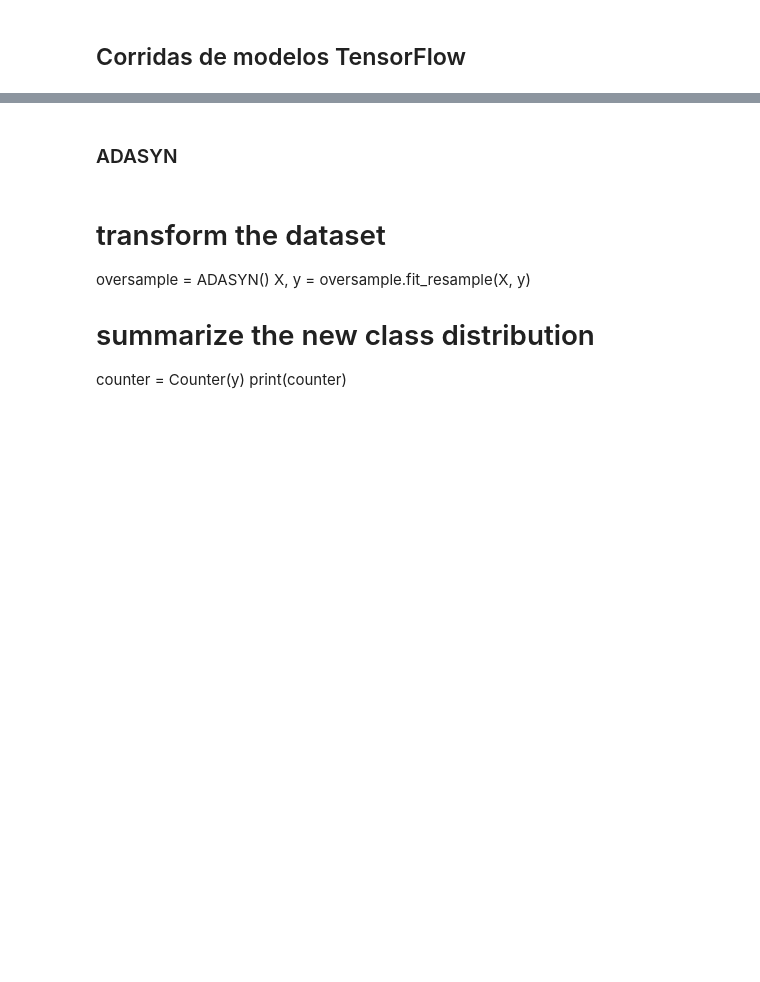
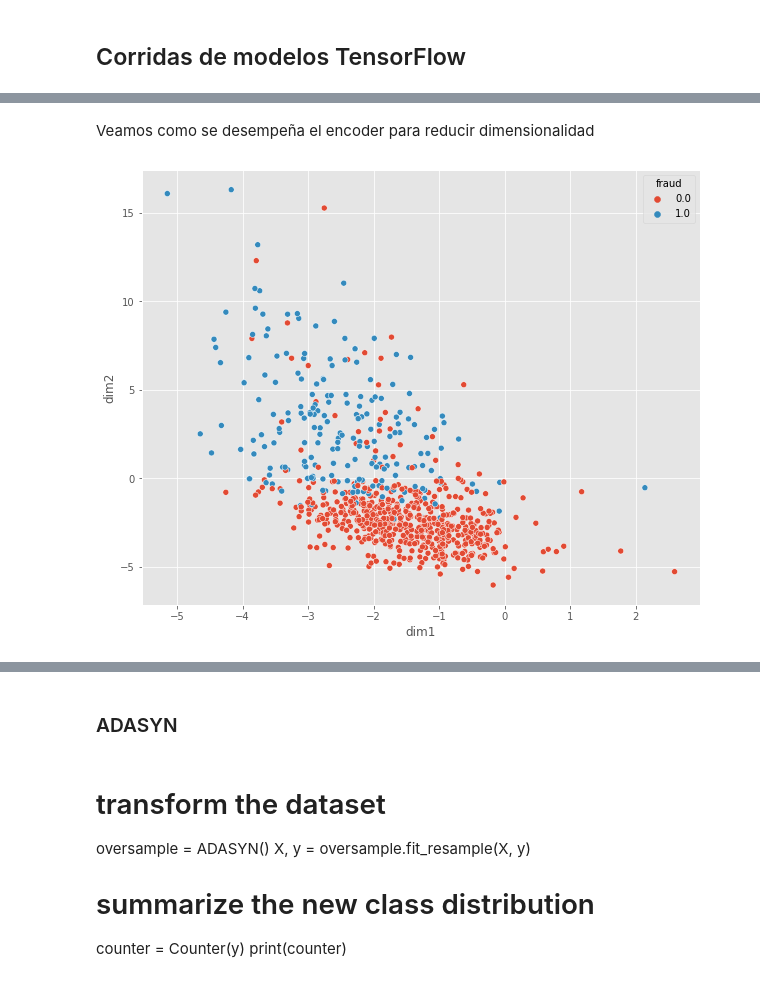
Before and after one commit to JhonHarry/Proyecto_TFM_UOC, a Jupyter notebook: code/insurance test models JHLG.ipynb, the cells around one changed output, grey strips where cells are left out. Saved outputs shown, nothing was run; the diff lists cells and outputs as text; code cells hidden in the pictures; blank space fills up the shorter version.

```diff
--- a/code/insurance test models JHLG.ipynb
+++ b/code/insurance test models JHLG.ipynb
@@ -1396,14 +1545,12 @@ SGDClassifier(early_stopping=True, l1_ratio=1.0, loss='log',
 # %%
-from sklearn.neural_network import MLPClassifier
-from math import sqrt
-
 np.random.seed(1234)
 mlp = MLPClassifier(hidden_layer_sizes=(100,100,100), max_iter=1000)
-mlp.fit(DataX_train[:,0:90],y_train)
+mlp.fit(DataX_train,y_train)
 
-y_pred = mlp.predict(DataX_test[:,0:90])
-y_pred_train = mlp.predict(DataX_train[:,0:90])
-metrics(y_test,y_pred)
-proba_mlp=mlp.predict_proba(DataX_train[:,0:90])
-proba_mlp_test=mlp.predict_proba(DataX_test[:,0:90])
+y_pred = mlp.predict(DataX_test)
+y_pred_train = mlp.predict(DataX_train)
+proba_mlp=mlp.predict_proba(DataX_train)
+proba_mlp_test=mlp.predict_proba(DataX_test)
+mlp = metrics(y_test,y_pred)
+print(mlp)
 # %% [output]
@@ -1526,0 +1853,9 @@ metrics(y_test,y_pred_lstm)
+# %% [markdown]
+Veamos como se desempeña el encoder para reducir dimensionalidad
+# %%
+encod_data=pd.DataFrame(np.column_stack([encoder.predict(X_train_enc)[:,0:2],y_train]),columns=['dim1','dim2','fraud'])
+
+ax,f=plt.subplots(figsize=(10,8))
+ax=sns.scatterplot(x="dim1",y="dim2",hue="fraud",data=encod_data)
+# %% [output]
+[figure, added]
```
Also changed, not shown: parts of 72 cells of this notebook, 3 other files.
